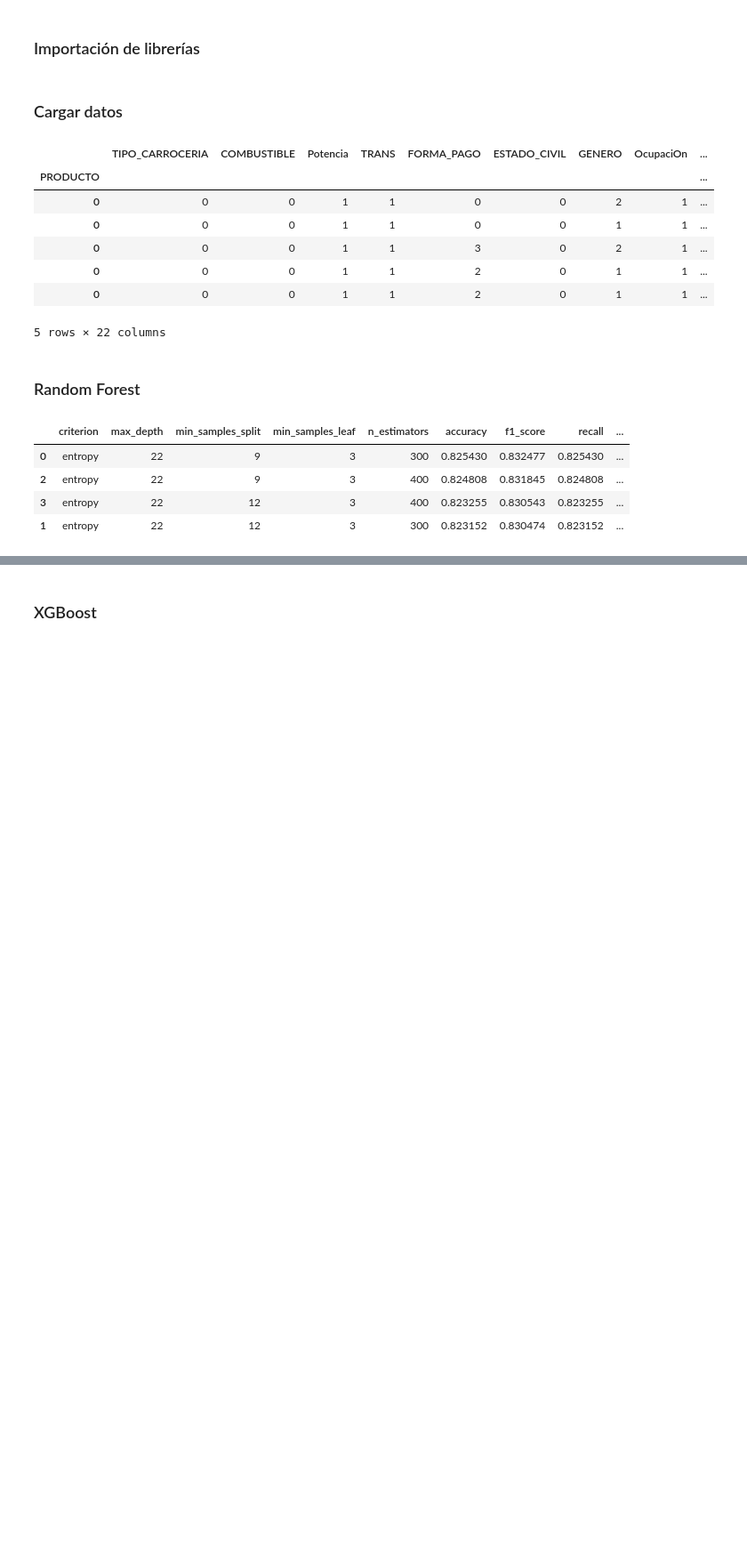
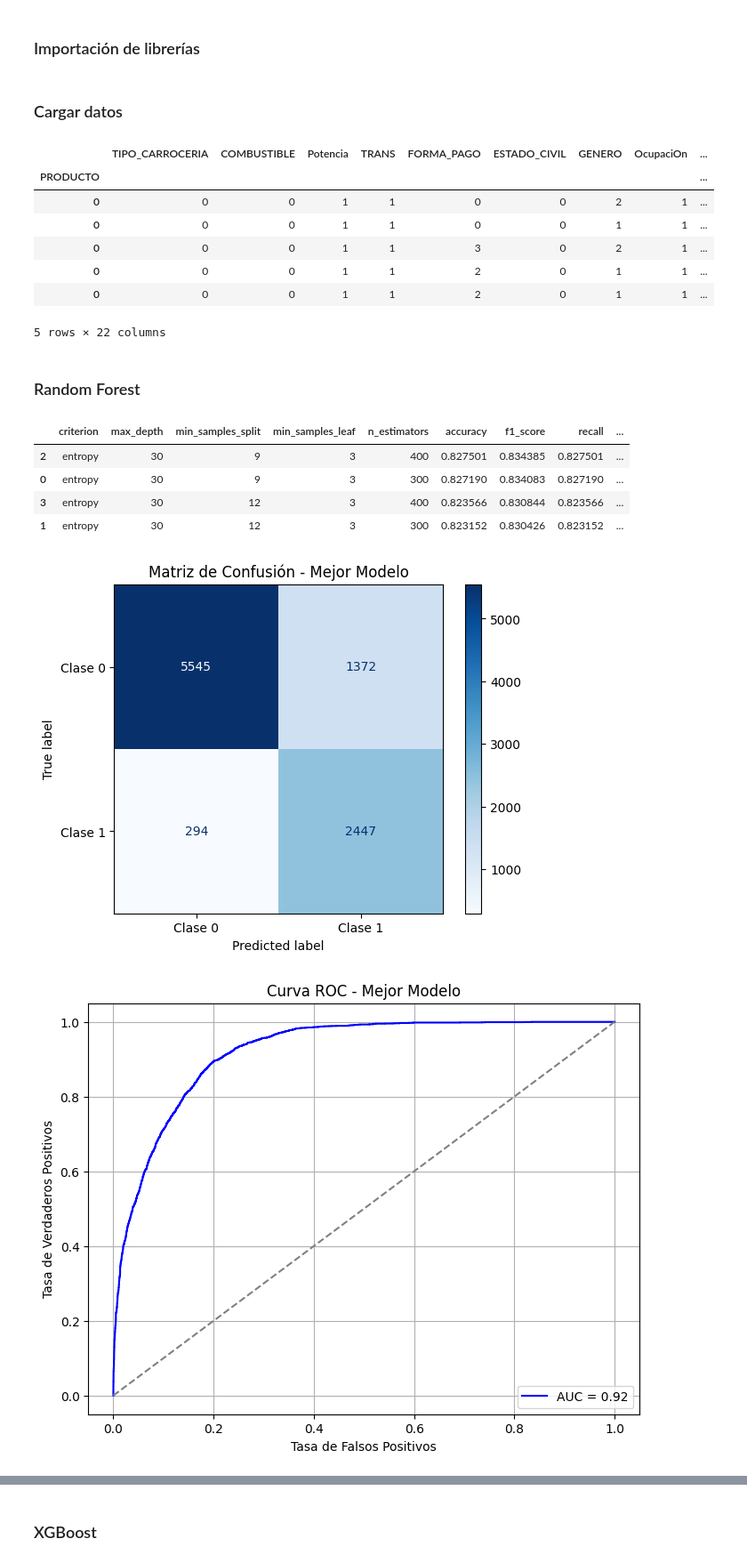
Before and after one commit to Nachosanchezz/ia_trabajos, a Jupyter notebook: notebooks/03_lanzamiento_modelos.ipynb, the cells around one changed output, grey strips where cells are left out. Shown: that part at 89% size. Cells and saved outputs as stored; diff of their text form; code cells hidden in the pictures; blank space fills up the shorter version.

Commit message:
modelos lanzados

```diff
--- a/notebooks/03_lanzamiento_modelos.ipynb
+++ b/notebooks/03_lanzamiento_modelos.ipynb
@@ -59,7 +59,7 @@ X_train, X_test, y_train, y_test = train_test_split(X, y, test_size=0.2, random_
 param_grid = {
     'criterion': ['entropy'],
     'n_estimators': [300, 400],
-    'max_depths' : [22],
+    'max_depths' : [30],
     'min_samples_split': [9,12],
     'min_samples_leaf': [3]
 }
@@ -101,34 +101,89 @@ for params in product(*param_grid.values()):
     # Validación cruzada
 
     cv_scores = cross_val_score(model, X_train, y_train, cv=5, scoring='recall')
     mean_cv_score = np.mean(cv_scores)
 
     # Guardar los resultados
 
     results.append({
         'criterion': criterion,
         'max_depth': max_depth,
         'min_samples_split': min_samples_split,
         'min_samples_leaf': min_samples_leaf,
         'n_estimators': n_estimators,
         'accuracy': accuracy,
         'f1_score': f1,
         'recall': recall,  # <-- Priorizar recall
         'roc_auc': roc_auc,
         'cv_recall': mean_cv_score  # <-- Guardar recall en validación cruzada
     })
 
 
 # Convertir los resultados en un DataFrame
 
 results_df = pd.DataFrame(results).sort_values(by=['recall', 'f1_score'], ascending=False)
 
 # Mostrar los resultados
 
 display(results_df.head(5))
+
+# Seleccionar el mejor modelo
+
+best_model_params = results_df.iloc[0]
+best_model = RandomForestClassifier(
+    criterion=best_model_params['criterion'],
+    n_estimators=best_model_params['n_estimators'],
+    max_depth=best_model_params['max_depth'],
+    min_samples_split=best_model_params['min_samples_split'],
+    min_samples_leaf=best_model_params['min_samples_leaf'],
+    class_weight='balanced',
+    random_state=42
+)
+
+# Entrenar el mejor modelo
+
+best_model.fit(X_train, y_train)
+
+# Predecir el modelo en los datos de prueba
+
+y_pred_proba = best_model.predict_proba(X_test)[:, 1]
+y_pred = (y_pred_proba > 0.4).astype(int)
+
+
+# Calcular la matriz de confusión
+cm = confusion_matrix(y_test, y_pred)
+disp = ConfusionMatrixDisplay(confusion_matrix=cm, display_labels=['Clase 0', 'Clase 1'])
+disp.plot(cmap=plt.cm.Blues)
+plt.title(f'Matriz de Confusión - Mejor Modelo')
+plt.show()
+
+# Calcular la curva ROC
+fpr, tpr, thresholds = roc_curve(y_test, y_pred_proba)
+
+# Graficar la Curva ROC
+plt.figure(figsize=(8, 6))
+plt.plot(fpr, tpr, color='blue', label=f'AUC = {roc_auc_score(y_test, y_pred_proba):.2f}')
+plt.plot([0, 1], [0, 1], color='gray', linestyle='--')
+plt.title(f'Curva ROC - Mejor Modelo')
+plt.xlabel('Tasa de Falsos Positivos')
+plt.ylabel('Tasa de Verdaderos Positivos')
+plt.legend(loc='lower right')
+plt.grid(True)
+plt.show()
+
+# Graficar Recall vs Umbral de decisión
+plt.figure(figsize=(8, 6))
+plt.plot(thresholds, tpr, label='Recall', color='green')
+plt.title('Recall vs Umbral de Decisión')
+plt.xlabel('Umbral de Decisión')
+plt.ylabel('Recall')
+plt.grid(True)
+plt.show()
 # %% [output]
 |  | criterion | max_depth | min_samples_split | min_samples_leaf | n_estimators | accuracy | f1_score | recall | ... |
-| 0 | entropy | 22 | 9 | 3 | 300 | 0.825430 | 0.832477 | 0.825430 | ... |
-| 2 | entropy | 22 | 9 | 3 | 400 | 0.824808 | 0.831845 | 0.824808 | ... |
-| 3 | entropy | 22 | 12 | 3 | 400 | 0.823255 | 0.830543 | 0.823255 | ... |
-| 1 | entropy | 22 | 12 | 3 | 300 | 0.823152 | 0.830474 | 0.823152 | ... |
+| 2 | entropy | 30 | 9 | 3 | 400 | 0.827501 | 0.834385 | 0.827501 | ... |
+| 0 | entropy | 30 | 9 | 3 | 300 | 0.827190 | 0.834083 | 0.827190 | ... |
+| 3 | entropy | 30 | 12 | 3 | 400 | 0.823566 | 0.830844 | 0.823566 | ... |
+| 1 | entropy | 30 | 12 | 3 | 300 | 0.823152 | 0.830426 | 0.823152 | ... |
+[figure, added]
+[figure, added]
```
Also changed, not shown: parts of 5 cells of this notebook.
